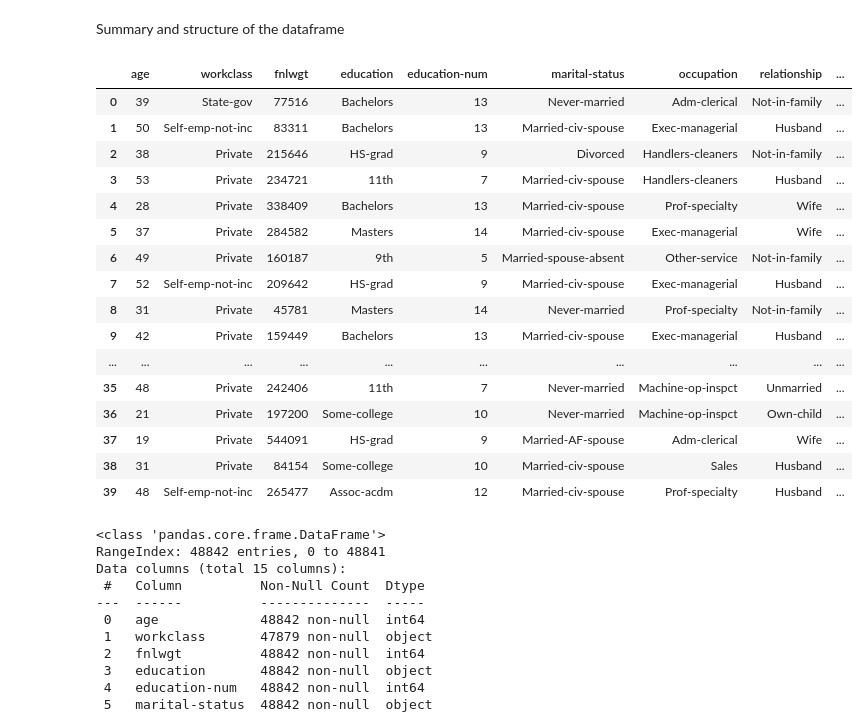
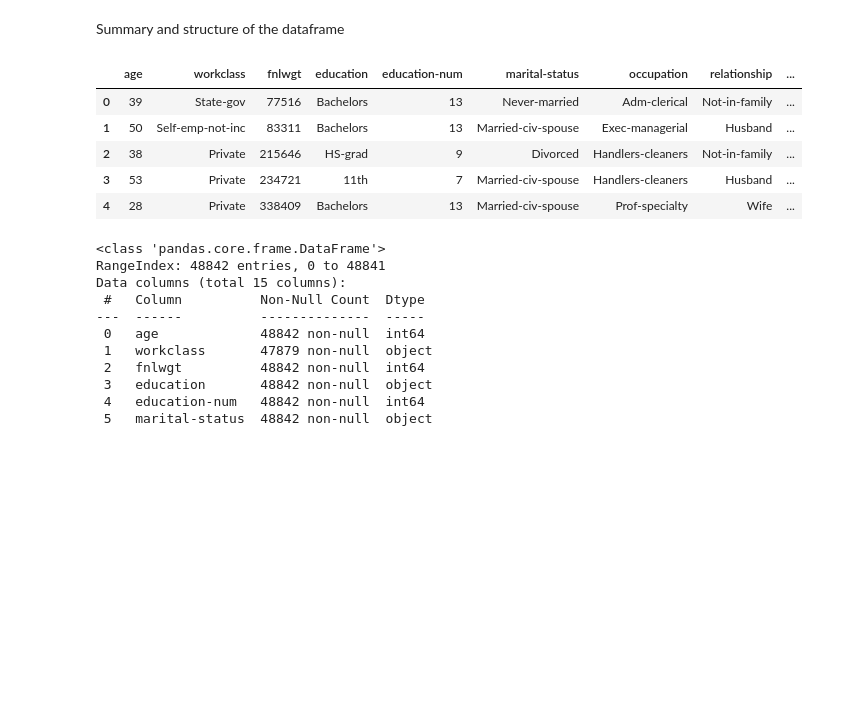
Before and after one commit to SiluniKeerthiratne/Nai-ve-Bayes-and-Random-Forest-Classification-on-Adult-dataset, a Jupyter notebook: Code.ipynb, the cells around one changed output. Cells and saved outputs as stored; diff of their text form; code cells hidden in the pictures; blank space fills up the shorter version.

```diff
--- a/Code.ipynb
+++ b/Code.ipynb
@@ -35,22 +47,11 @@ Summary and structure of the dataframe
 # %%
 df = pd.concat([X, y], axis=1)
 dfUntouched = df.copy()
-df.head(40)
+df.head()
 # %% [output]
 |  | age | workclass | fnlwgt | education | education-num | marital-status | occupation | relationship | ... |
 | 0 | 39 | State-gov | 77516 | Bachelors | 13 | Never-married | Adm-clerical | Not-in-family | ... |
 | 1 | 50 | Self-emp-not-inc | 83311 | Bachelors | 13 | Married-civ-spouse | Exec-managerial | Husband | ... |
 | 2 | 38 | Private | 215646 | HS-grad | 9 | Divorced | Handlers-cleaners | Not-in-family | ... |
 | 3 | 53 | Private | 234721 | 11th | 7 | Married-civ-spouse | Handlers-cleaners | Husband | ... |
 | 4 | 28 | Private | 338409 | Bachelors | 13 | Married-civ-spouse | Prof-specialty | Wife | ... |
-| 5 | 37 | Private | 284582 | Masters | 14 | Married-civ-spouse | Exec-managerial | Wife | ... |
-| 6 | 49 | Private | 160187 | 9th | 5 | Married-spouse-absent | Other-service | Not-in-family | ... |
-| 7 | 52 | Self-emp-not-inc | 209642 | HS-grad | 9 | Married-civ-spouse | Exec-managerial | Husband | ... |
-| 8 | 31 | Private | 45781 | Masters | 14 | Never-married | Prof-specialty | Not-in-family | ... |
-| 9 | 42 | Private | 159449 | Bachelors | 13 | Married-civ-spouse | Exec-managerial | Husband | ... |
-| ... | ... | ... | ... | ... | ... | ... | ... | ... | ... |
-| 35 | 48 | Private | 242406 | 11th | 7 | Never-married | Machine-op-inspct | Unmarried | ... |
-| 36 | 21 | Private | 197200 | Some-college | 10 | Never-married | Machine-op-inspct | Own-child | ... |
-| 37 | 19 | Private | 544091 | HS-grad | 9 | Married-AF-spouse | Adm-clerical | Wife | ... |
-| 38 | 31 | Private | 84154 | Some-college | 10 | Married-civ-spouse | Sales | Husband | ... |
-| 39 | 48 | Self-emp-not-inc | 265477 | Assoc-acdm | 12 | Married-civ-spouse | Prof-specialty | Husband | ... |
```
Also changed, not shown: parts of 58 cells of this notebook.
